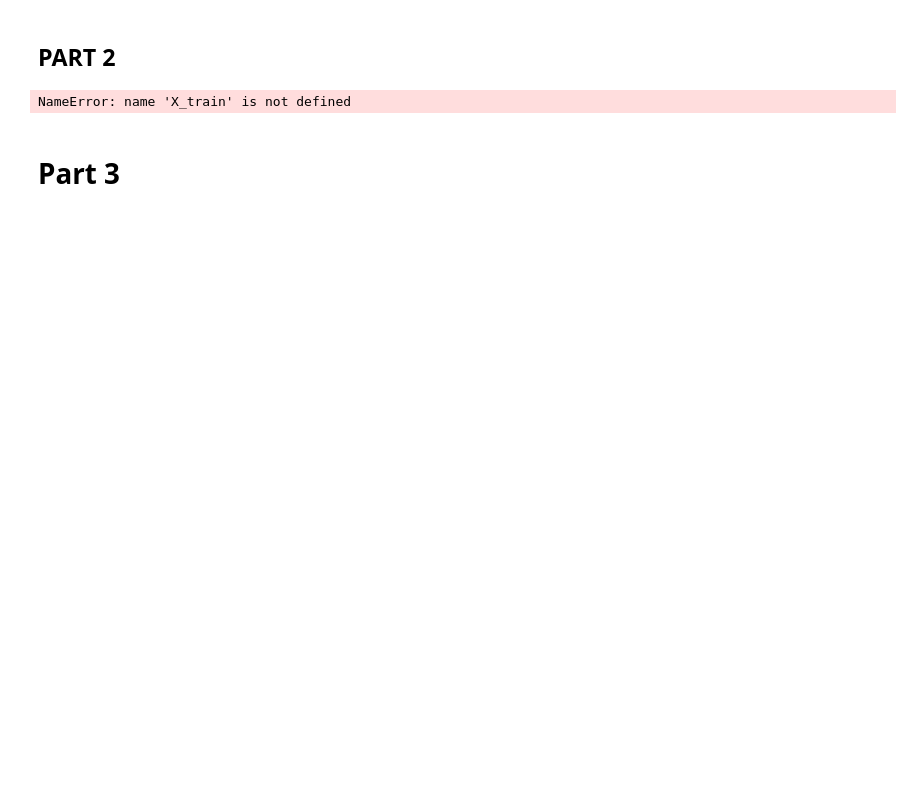
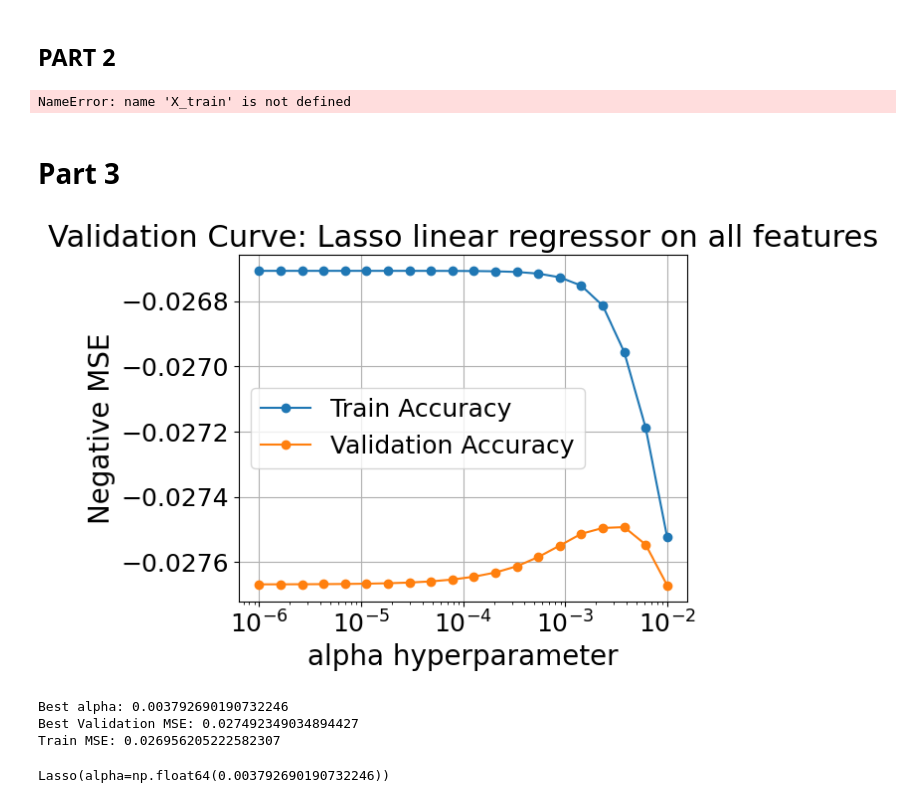
Before and after one commit to AvDaniel6/HW3-Intro-To-ML, a Jupyter notebook: main.ipynb, the cells around one changed output. Saved outputs shown, nothing was run; the diff lists cells and outputs as text; code cells hidden in the pictures; blank space fills up the shorter version.

```diff
--- a/main.ipynb
+++ b/main.ipynb
@@ -351,21 +372,37 @@ NameError: name 'X_train' is not defined
 # %% [markdown]
 # Part 3
 # %%
-alpha_values = np.logspace(-10, 9, 20)
+alpha_values = np.logspace(-6, -2, 20)
 train_score = []
 test_score = []
 for val in alpha_values:
     linear_lasso = Lasso(alpha = val, fit_intercept=True)
     results = cross_validate(linear_lasso, X_train_df, y_train_df, cv = 5, scoring='neg_mean_squared_error', return_train_score=True)
     train_score.append(np.mean(results["train_score"]))
     test_score.append(np.mean(results["test_score"]))
 
 plt.semilogx(alpha_values, train_score, label="Train Accuracy", marker = 'o')
 plt.semilogx(alpha_values, test_score, label="Validation Accuracy", marker = 'o')
 plt.xlabel("alpha hyperparameter")
 plt.ylabel("Negative MSE")
 plt.title("Validation Curve: Lasso linear regressor on all features")
 plt.legend()
 plt.grid(True)
 plt.tight_layout()
 plt.show()
+
+best_index = np.argmax(test_score)
+Best_alpha = alpha_values[best_index]
+print(f"Best alpha: {Best_alpha}")
+print(f"Best Validation MSE: {-test_score[best_index]}")
+print(f"Train MSE: {-train_score[best_index]}")
+# %% [output]
+[figure, added]
+Best alpha: 0.003792690190732246
+Best Validation MSE: 0.027492349034894427
+Train MSE: 0.026956205222582307
+# %%
+linear_lasso = Lasso(alpha = Best_alpha, fit_intercept=True)
+linear_lasso.fit(X_train_df, y_train_df)
+# %% [output]
+Lasso(alpha=np.float64(0.003792690190732246))
```
Also changed, not shown: parts of 10 cells of this notebook.
